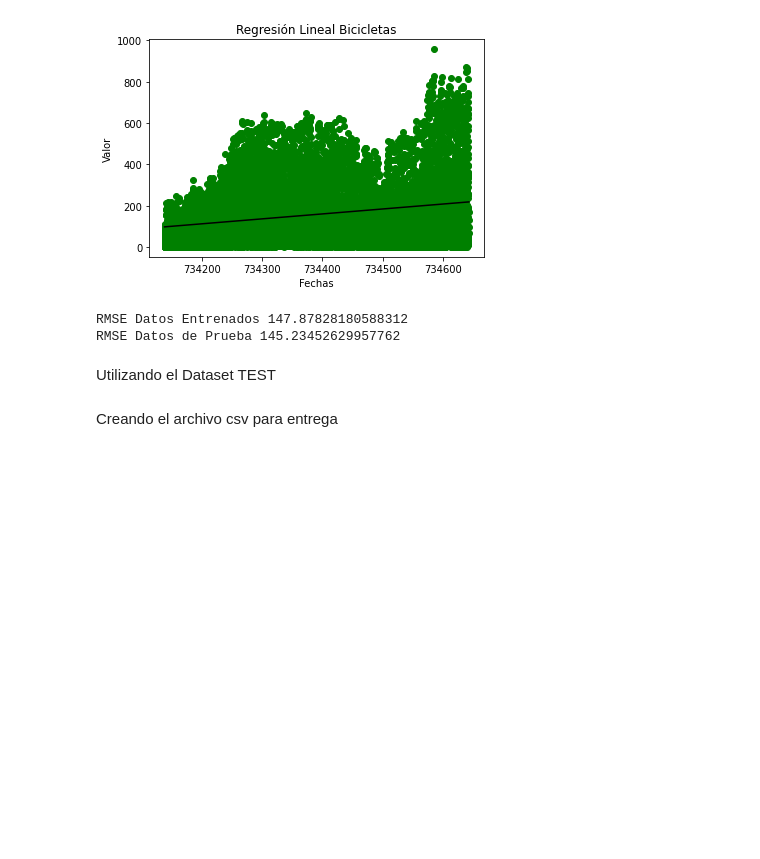
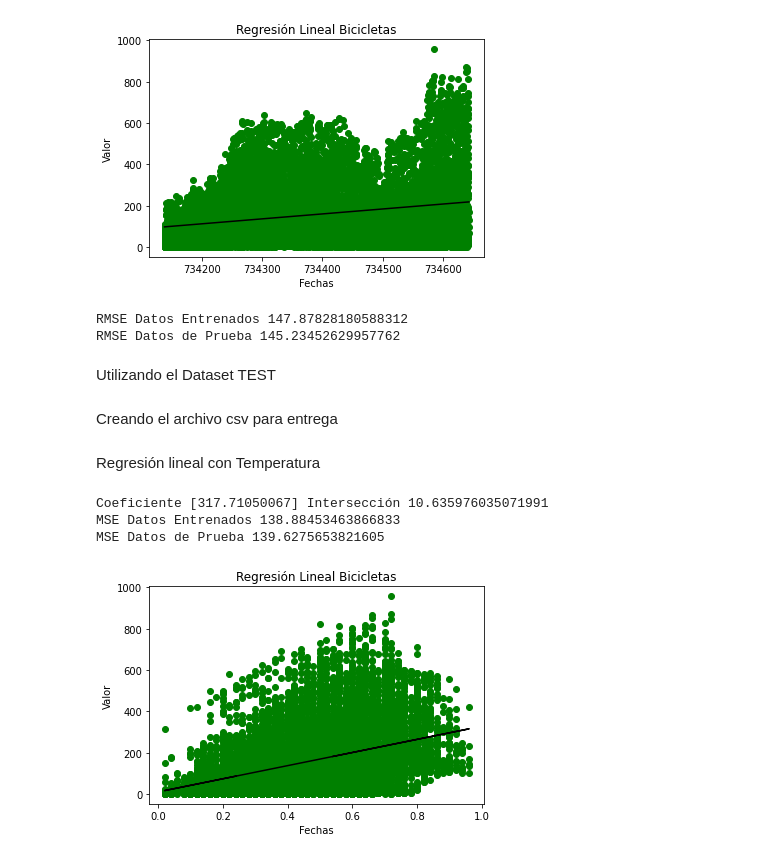
Before and after one commit to fvergara24/Datathon_FVM, a Jupyter notebook: FVM_Datathon.ipynb, the cells around one changed output. Cells and saved outputs as stored; diff of their text form; code cells hidden in the pictures; blank space fills up the shorter version.

```diff
--- a/FVM_Datathon.ipynb
+++ b/FVM_Datathon.ipynb
@@ -163,3 +163,38 @@ entrega.columns=['pred']
 entrega.pred=entrega.pred.astype('int')
 entrega.loc[entrega['pred']<0, 'pred']=0
 entrega.to_csv('fvergara24.csv',index=False)
+# %% [markdown]
+Regresión lineal con Temperatura
+# %%
+x=train['temp']
+x=np.array(x)
+y=train['cnt']
+model = LinearRegression(fit_intercept=True)
+X = x.reshape(-1,1)
+model.fit(X,y)
+y_fit=model.predict(X)
+x_train, x_test, y_train, y_test=train_test_split(X,y,test_size=0.2, random_state=7)
+lr=LinearRegression(fit_intercept=True)
+lr.fit(x_train,y_train)
+y_train_pred=lr.predict(x_train)
+y_test_pred=lr.predict(x_test)
+print('Coeficiente', model.coef_, 'Intersección', model.intercept_)
+print('MSE Datos Entrenados',mean_squared_error(y_train,y_train_pred, squared=False))
+print('MSE Datos de Prueba',mean_squared_error(y_test,y_test_pred, squared=False))
+plt.figure()
+plt.scatter(x,y,color='Green')
+plt.plot(X,y_fit, color='Black')
+plt.title('Regresión Lineal Bicicletas')
+plt.ylabel('Valor')
+plt.xlabel('Fechas')
+
+entrega=pd.DataFrame(y_test_pred)
+entrega.columns=['pred']
+entrega.pred=entrega.pred.astype('int')
+entrega.loc[entrega['pred']<0, 'pred']=0
+entrega.to_csv('fvergara24.csv',index=False)
+# %% [output]
+Coeficiente [317.71050067] Intersección 10.635976035071991
+MSE Datos Entrenados 138.88453463866833
+MSE Datos de Prueba 139.6275653821605
+[figure, added]
```
